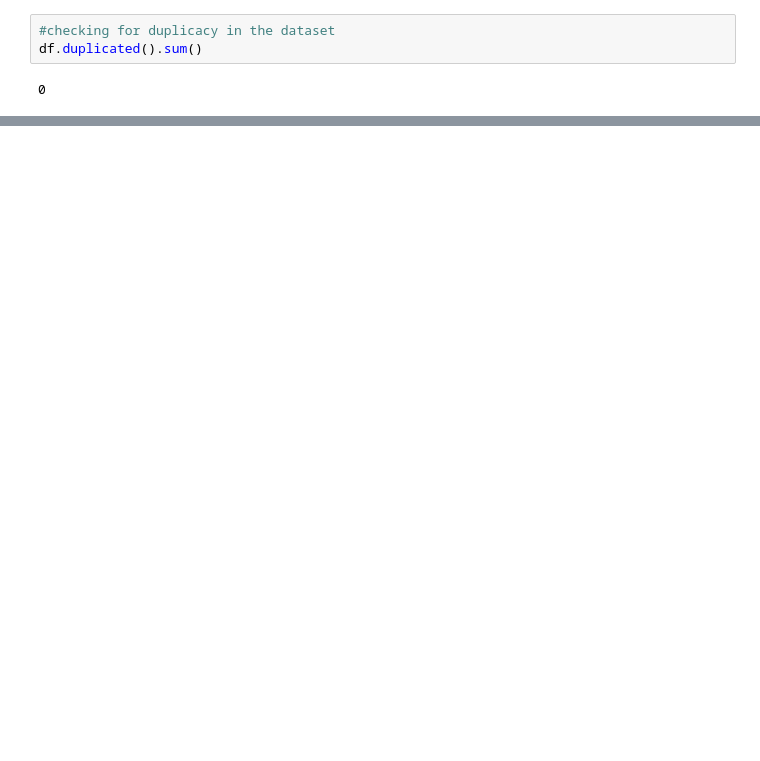
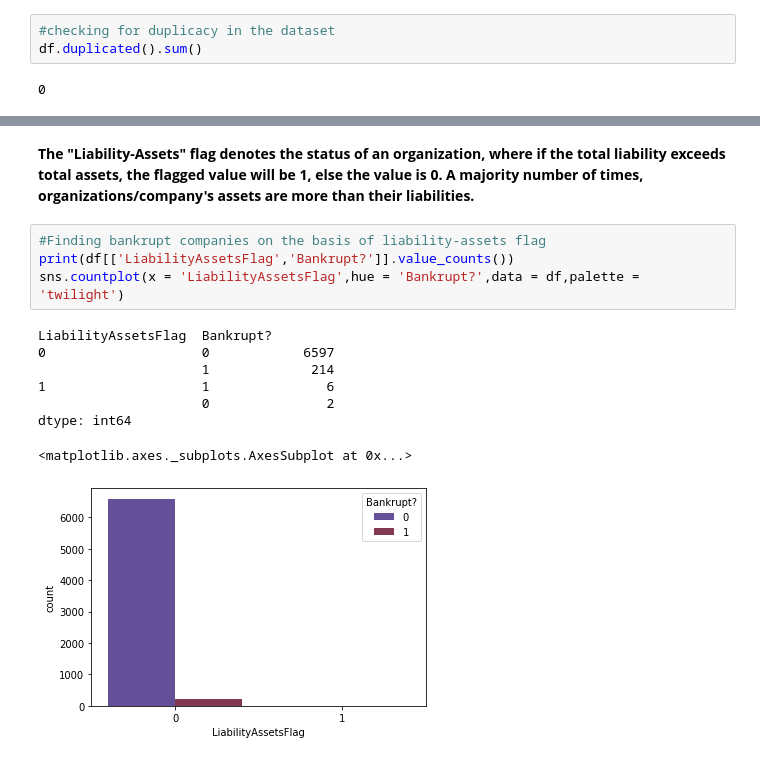
Before and after one commit to Shantanuh10/Bankruptcy-Prediction, a Jupyter notebook: Capstone_Project_3_Company_Bankruptcy_Prediction.ipynb, the cells around one changed output, grey strips where cells are left out. Cells and saved outputs as stored; diff of their text form; blank space fills up the shorter version.

```diff
--- a/Capstone_Project_3_Company_Bankruptcy_Prediction.ipynb
+++ b/Capstone_Project_3_Company_Bankruptcy_Prediction.ipynb
@@ -337,0 +367,15 @@ Since there are no missing values, we can jump into analyzing the data
+# %% [markdown]
+**The "Liability-Assets" flag denotes the status of an organization, where if the total liability exceeds total assets, the flagged value will be 1, else the value is 0. A majority number of times, organizations/company's assets are more than their liabilities.**
+# %%
+#Finding bankrupt companies on the basis of liability-assets flag
+print(df[['LiabilityAssetsFlag','Bankrupt?']].value_counts())
+sns.countplot(x = 'LiabilityAssetsFlag',hue = 'Bankrupt?',data = df,palette = 'twilight')
+# %% [output]
+LiabilityAssetsFlag  Bankrupt?
+0                    0            6597
+                     1             214
+1                    1               6
+                     0               2
+dtype: int64
+<matplotlib.axes._subplots.AxesSubplot at 0x...>
+[figure, added]
```
Also changed, not shown: parts of 15 cells of this notebook.
